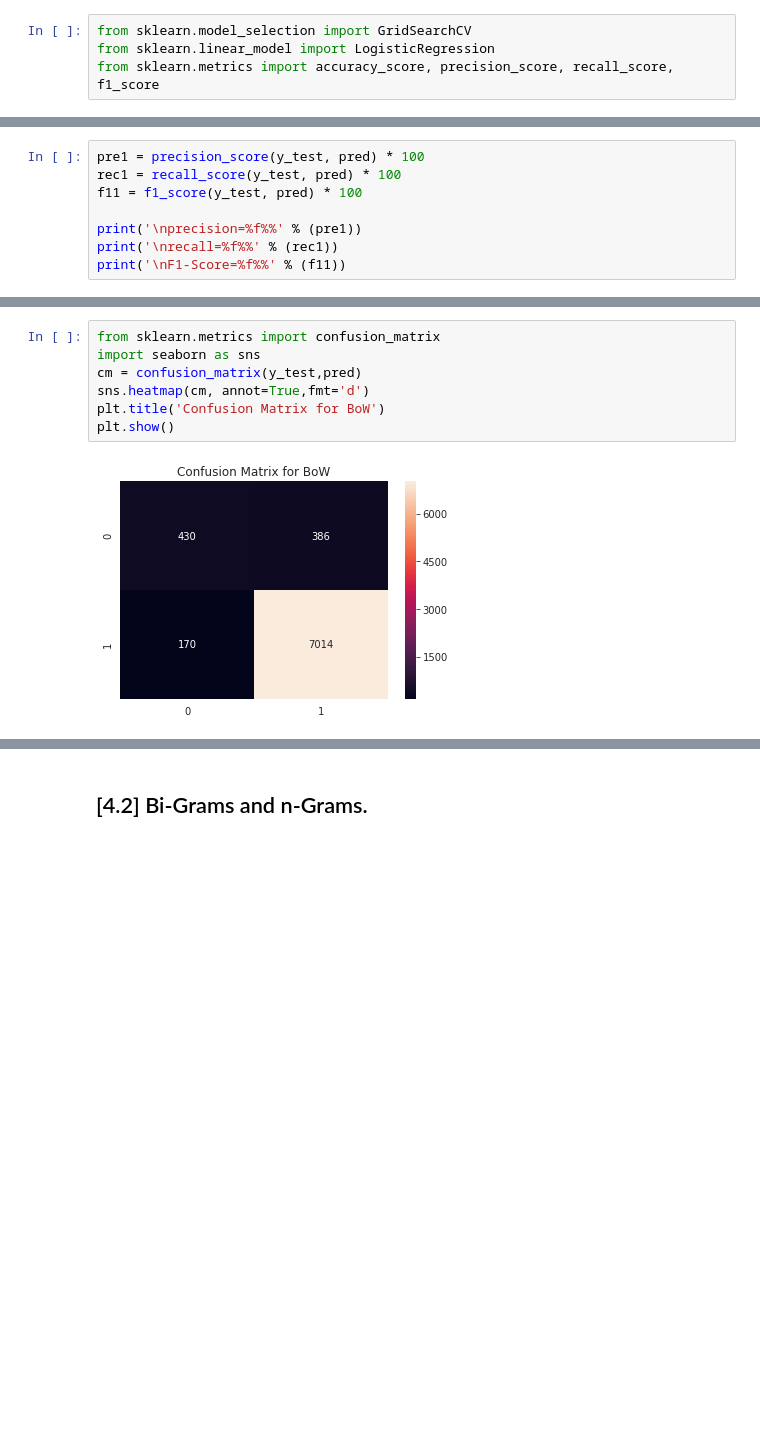
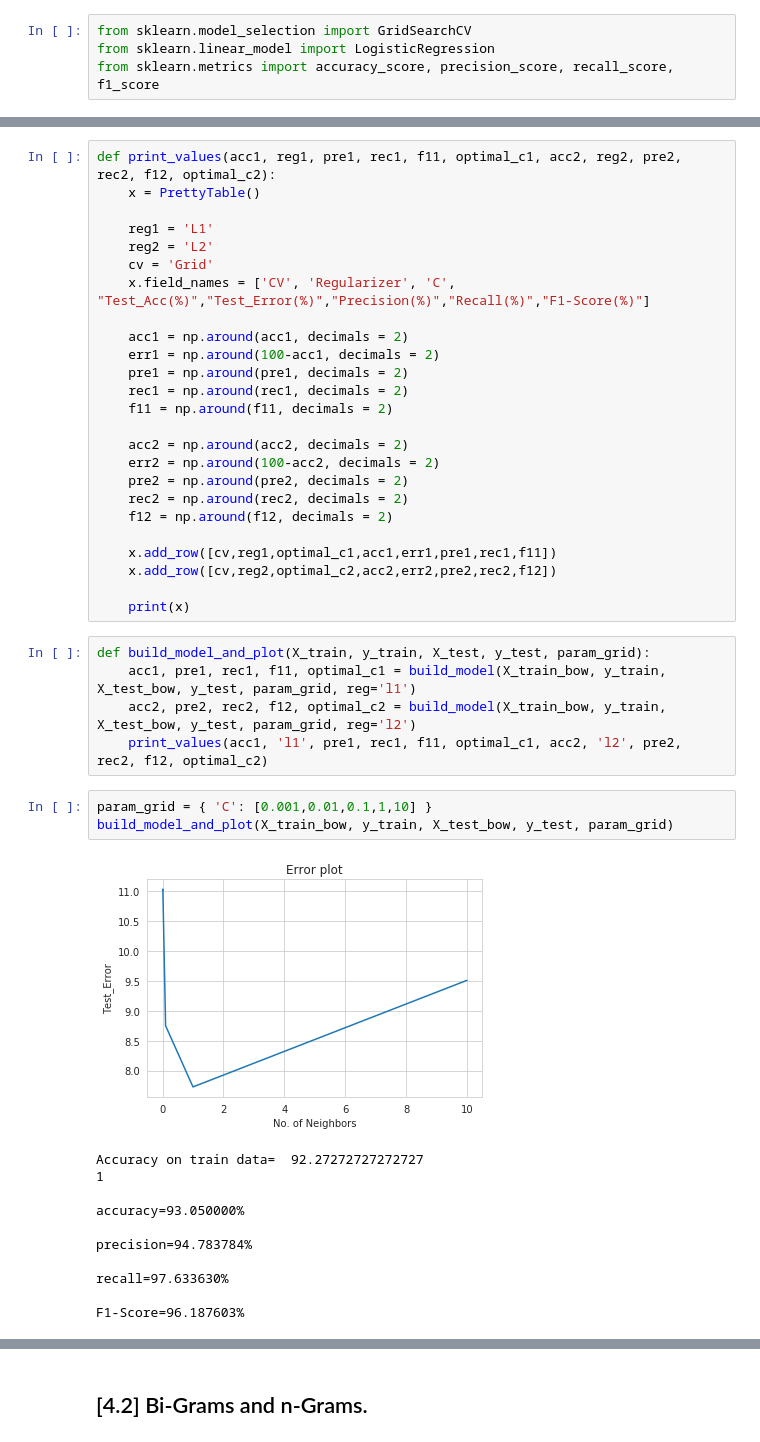
Before and after one commit to Lalit-Yadav-E1483/Amazon-Fine-Food, a Jupyter notebook: logistic_regression.ipynb, the cells around one changed output, grey strips where cells are left out. Drawn from its saved outputs; the diff is of its cells as text; blank space fills up the shorter version.

Commit message:
Added pipeline for building models

```diff
--- a/logistic_regression.ipynb
+++ b/logistic_regression.ipynb
@@ -426,8 +433,0 @@ acc1
-# %%
-pre1 = precision_score(y_test, pred) * 100
-rec1 = recall_score(y_test, pred) * 100
-f11 = f1_score(y_test, pred) * 100
-
-print('\nprecision=%f%%' % (pre1))
-print('\nrecall=%f%%' % (rec1))
-print('\nF1-Score=%f%%' % (f11))
@@ -472,9 +434,45 @@ F1-Score=96.187603%
-# %%
-from sklearn.metrics import confusion_matrix
-import seaborn as sns
-cm = confusion_matrix(y_test,pred)
-sns.heatmap(cm, annot=True,fmt='d')
-plt.title('Confusion Matrix for BoW')
-plt.show()
-# %% [output]
-[figure, removed]
+# %%
+def print_values(acc1, reg1, pre1, rec1, f11, optimal_c1, acc2, reg2, pre2, rec2, f12, optimal_c2):
+    x = PrettyTable()
+
+    reg1 = 'L1'
+    reg2 = 'L2'
+    cv = 'Grid'
+    x.field_names = ['CV', 'Regularizer', 'C', "Test_Acc(%)","Test_Error(%)","Precision(%)","Recall(%)","F1-Score(%)"]
+
+    acc1 = np.around(acc1, decimals = 2)
+    err1 = np.around(100-acc1, decimals = 2)
+    pre1 = np.around(pre1, decimals = 2)
+    rec1 = np.around(rec1, decimals = 2)
+    f11 = np.around(f11, decimals = 2)
+
+    acc2 = np.around(acc2, decimals = 2)
+    err2 = np.around(100-acc2, decimals = 2)
+    pre2 = np.around(pre2, decimals = 2)
+    rec2 = np.around(rec2, decimals = 2)
+    f12 = np.around(f12, decimals = 2)
+
+    x.add_row([cv,reg1,optimal_c1,acc1,err1,pre1,rec1,f11])
+    x.add_row([cv,reg2,optimal_c2,acc2,err2,pre2,rec2,f12])
+
+    print(x)
+# %%
+def build_model_and_plot(X_train, y_train, X_test, y_test, param_grid):
+    acc1, pre1, rec1, f11, optimal_c1 = build_model(X_train_bow, y_train, X_test_bow, y_test, param_grid, reg='l1')
+    acc2, pre2, rec2, f12, optimal_c2 = build_model(X_train_bow, y_train, X_test_bow, y_test, param_grid, reg='l2')
+    print_values(acc1, 'l1', pre1, rec1, f11, optimal_c1, acc2, 'l2', pre2, rec2, f12, optimal_c2)
+# %%
+param_grid = { 'C': [0.001,0.01,0.1,1,10] }
+build_model_and_plot(X_train_bow, y_train, X_test_bow, y_test, param_grid)
+# %% [output]
+[figure, added]
+Accuracy on train data=  92.27272727272727
+1
+
+accuracy=93.050000%
+
+precision=94.783784%
+
+recall=97.633630%
+
+F1-Score=96.187603%
```
Also changed, not shown: parts of 24 cells of this notebook.
